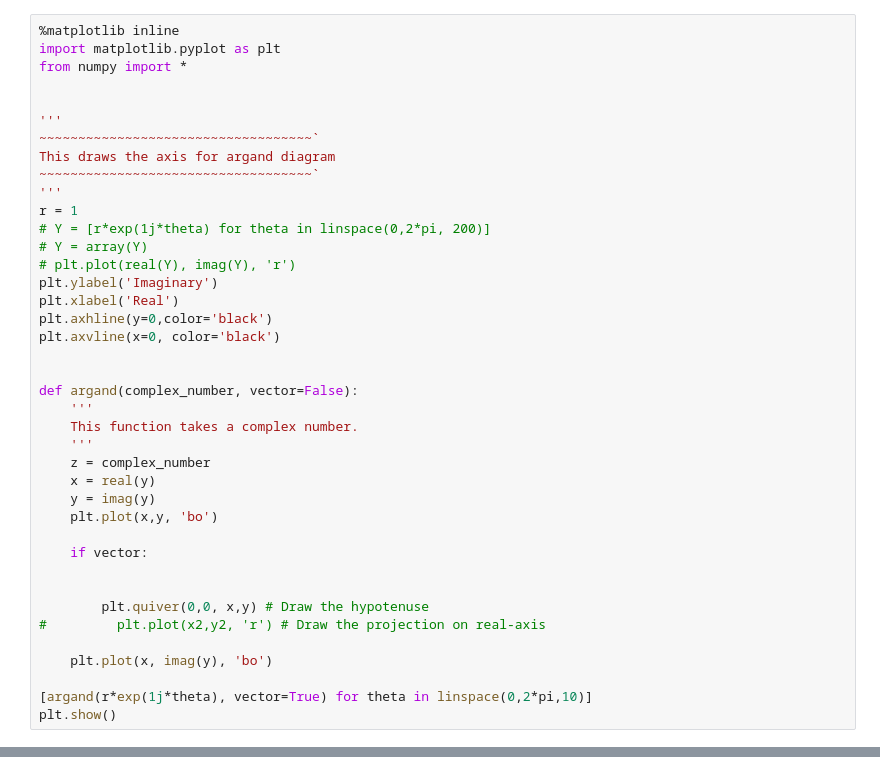
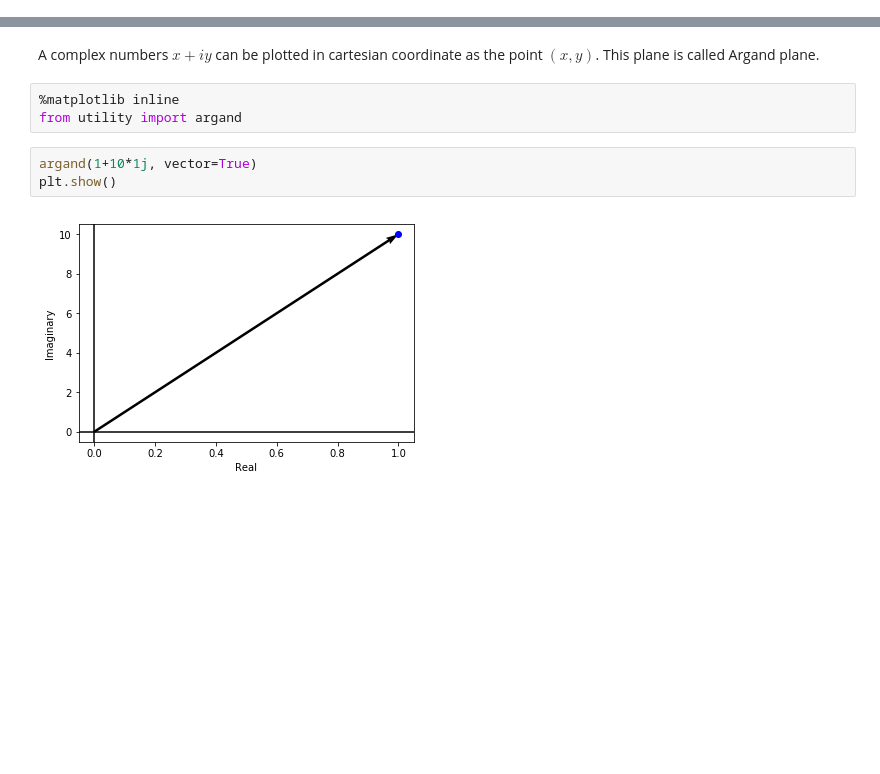
Before and after one commit to tmbumaths/python-workshop, a Jupyter notebook: docs/Plotting.ipynb, the cells around one changed output, grey strips where cells are left out. Drawn from its saved outputs; the diff is of its cells as text; blank space fills up the shorter version.

```diff
--- a/docs/Plotting.ipynb
+++ b/docs/Plotting.ipynb
@@ -1,40 +0,0 @@
-# %%
-%matplotlib inline
-import matplotlib.pyplot as plt
-from numpy import *
-
-
-'''
-~~~~~~~~~~~~~~~~~~~~~~~~~~~~~~~~~~~`
-This draws the axis for argand diagram
-~~~~~~~~~~~~~~~~~~~~~~~~~~~~~~~~~~~`
-'''
-r = 1
-# Y = [r*exp(1j*theta) for theta in linspace(0,2*pi, 200)]
-# Y = array(Y)
-# plt.plot(real(Y), imag(Y), 'r')
-plt.ylabel('Imaginary')
-plt.xlabel('Real')
-plt.axhline(y=0,color='black')
-plt.axvline(x=0, color='black')
-
-
-def argand(complex_number, vector=False):
-    '''
-    This function takes a complex number.
-    '''
-    z = complex_number
-    x = real(y)
-    y = imag(y)
-    plt.plot(x,y, 'bo')
-
-    if vector:
-
-
-        plt.quiver(0,0, x,y) # Draw the hypotenuse
-#         plt.plot(x2,y2, 'r') # Draw the projection on real-axis
-
-    plt.plot(x, imag(y), 'bo')
-
-[argand(r*exp(1j*theta), vector=True) for theta in linspace(0,2*pi,10)]
-plt.show()
@@ -44 +1,11 @@ UnboundLocalError: local variable 'y' referenced before assignment
+# %% [markdown]
+A complex numbers $x+iy$ can be plotted in cartesian coordinate as the point $(x,y)$. This plane is called Argand plane.
+# %%
+%matplotlib inline
+from utility import argand
+# %%
+argand(1+10*1j, vector=True)
+plt.show()
+# %% [output]
+[figure, added]
 # %%
```
Also changed, not shown: parts of 13 cells of this notebook, 2 other files.
